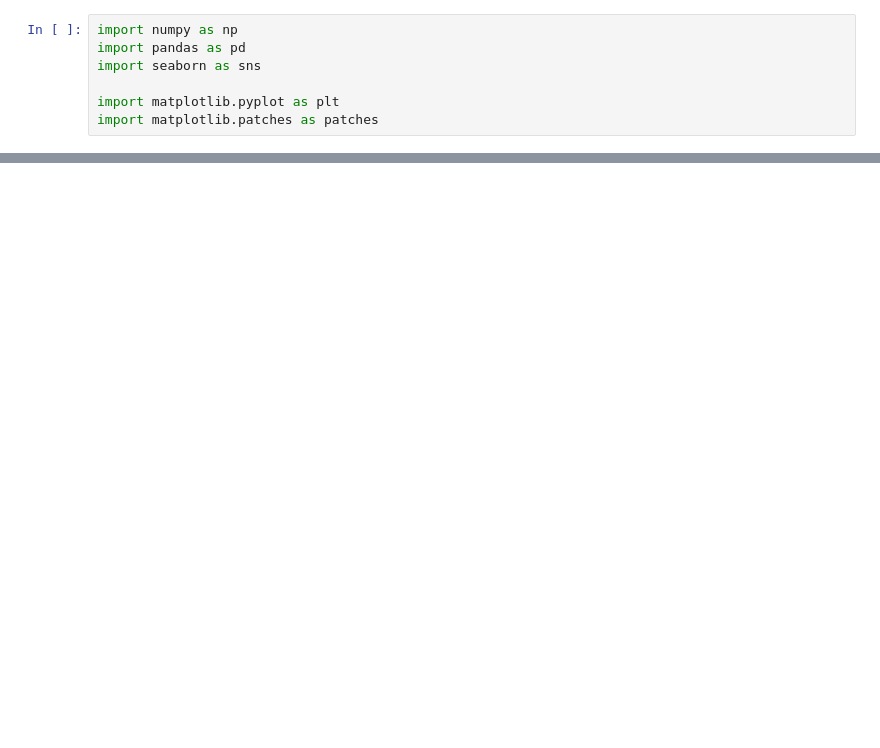
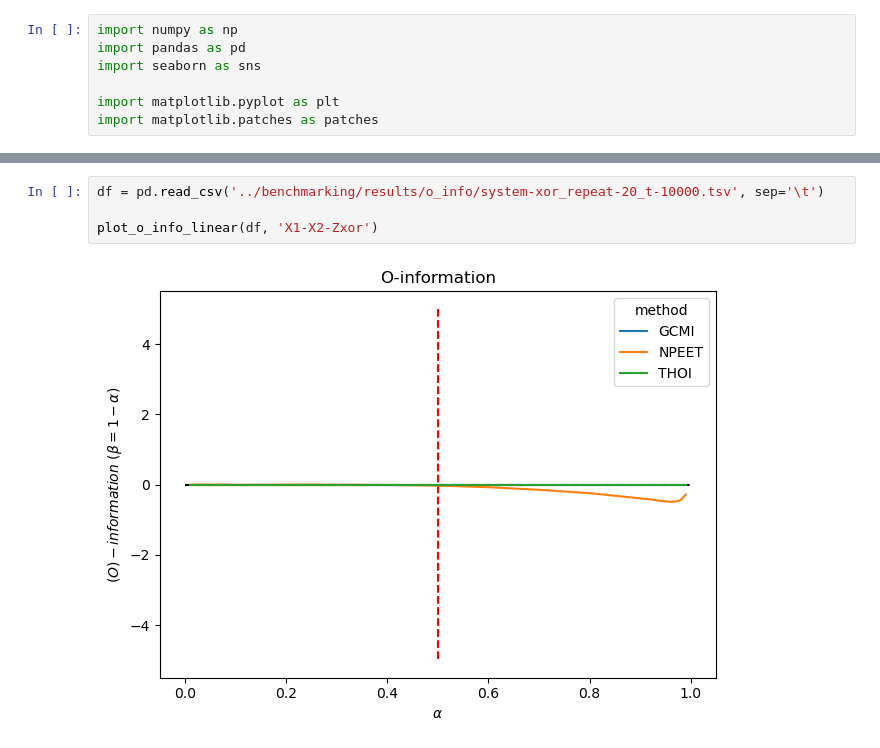
Before and after one commit to Laouen/Oinformation, a Jupyter notebook: analysis/o_information_qualitative.ipynb, the cells around one changed output, grey strips where cells are left out. Drawn from its saved outputs; the diff is of its cells as text; blank space fills up the shorter version.

```diff
--- a/analysis/o_information_qualitative.ipynb
+++ b/analysis/o_information_qualitative.ipynb
@@ -28,0 +88,6 @@ def plot_o_info_heatmap(df, dim1, dim2, ax, **kargs):
+# %%
+df = pd.read_csv('../benchmarking/results/o_info/system-xor_repeat-20_t-10000.tsv', sep='\t')
+
+plot_o_info_linear(df, 'X1-X2-Zxor')
+# %% [output]
+[figure, added]
```
Also changed, not shown: parts of 10 cells of this notebook, 15 other files.
